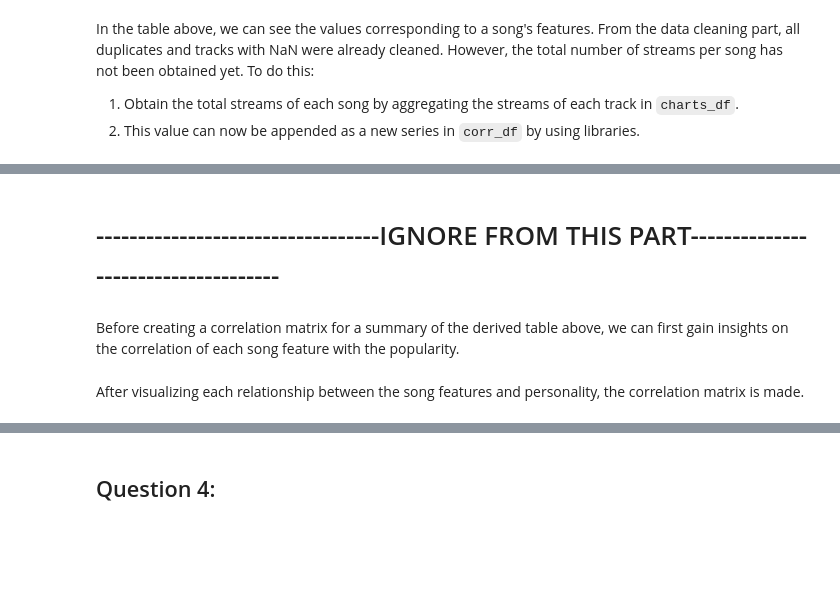
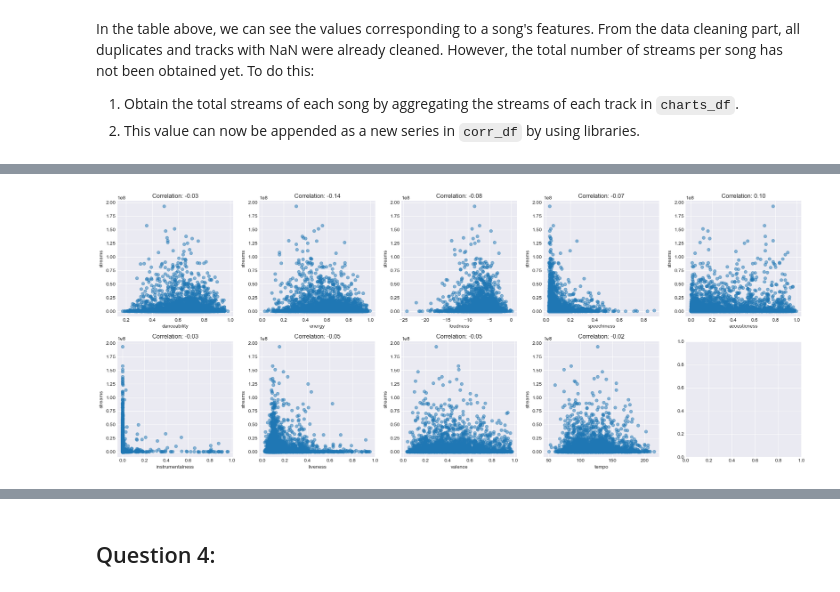
Before and after one commit to ADichoso/CSMODEL-Project-XX22-G1, a Jupyter notebook: SpotifyDataset.ipynb, the cells around one changed output, grey strips where cells are left out. Drawn from its saved outputs; the diff is of its cells as text; code cells hidden in the pictures; blank space fills up the shorter version.

```diff
--- a/SpotifyDataset.ipynb
+++ b/SpotifyDataset.ipynb
@@ -606,6 +655,0 @@ print("charts_tracks_df: " + str(charts_tracks_df['track_id'].nunique()))
-# %%
-for index, row in corr_df.iterrows():
-    track_id = row['track_id']
-    streams = charts_df_cleaned[charts_df_cleaned['track_id'] == track_id]['streams']
-
-    corr_df.loc[index, 'streams'] = streams.values[0]
@@ -619,0 +656,4 @@ boxplot = corr_df.boxplot(column=['streams'])
+# %%
+#Step 1
+charts_df_agg = charts_df[['track_id', 'streams']].groupby(['track_id']).sum().reset_index().sort_values(by=['streams'], ascending = False)
+charts_df_agg
@@ -619,0 +676,4 @@ boxplot = corr_df.boxplot(column=['streams'])
+# %%
+#Step 2
+corr_df = pd.merge(corr_df, charts_df_agg, on='track_id')
+corr_df
@@ -622,18 +710,15 @@ corr_df.corr()
 # %%
-#test correlation of danceability and streams
 song_features = ['danceability', 'energy', 'loudness', 'speechiness', 'acousticness', 'instrumentalness', 'liveness', 'valence', 'tempo']
-
+y_col = 'streams'
 fig, axes = plt.subplots(nrows=2, ncols=5, figsize=(20, 8))
 
 for i, var in enumerate(song_features):
-    row = i // 5  # Calculate the row index
-    col = i % 5  # Calculate the column index
-    corr_df.hist(column=var, ax=axes[row, col])
-    axes[row, col].set_xlabel(var)
-    axes[row, col].set_ylabel('Streams')
-    axes[row, col].set_title('Streams vs ' + var)
-
+    corr = np.corrcoef(corr_df[var], corr_df[y_col])[0][1]
+    axes[i//5, i%5].scatter(corr_df[var], corr_df[y_col], alpha=0.5)
+    axes[i//5, i%5].set_xlabel(var)
+    axes[i//5, i%5].set_ylabel(y_col)
+    axes[i//5, i%5].set_title('Correlation: %.2f'%corr)
 plt.tight_layout()
 plt.show()
+# %% [output]
+[figure, added]
-# %% [markdown]
-# ----------------------------------IGNORE FROM THIS PART------------------------------------
@@ -642,2 +724,0 @@ corr_df.corr()
-# %% [markdown]
-Before creating a correlation matrix for a summary of the derived table above, we can first gain insights on the correlation of each song feature with the popularity.
@@ -659,2 +724,0 @@ plt.show()
-# %% [markdown]
-After visualizing each relationship between the song features and personality, the correlation matrix is made.
```
Also changed, not shown: parts of 29 cells of this notebook.
